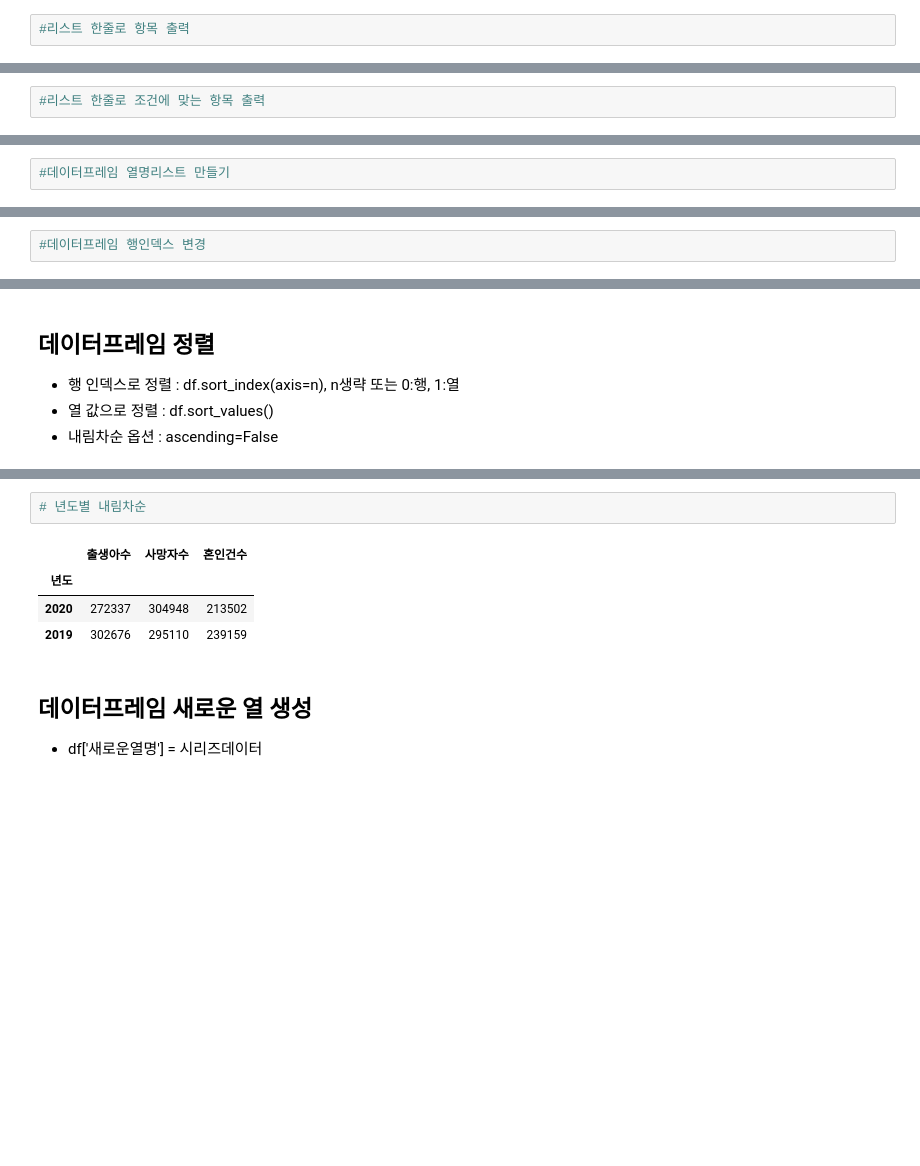
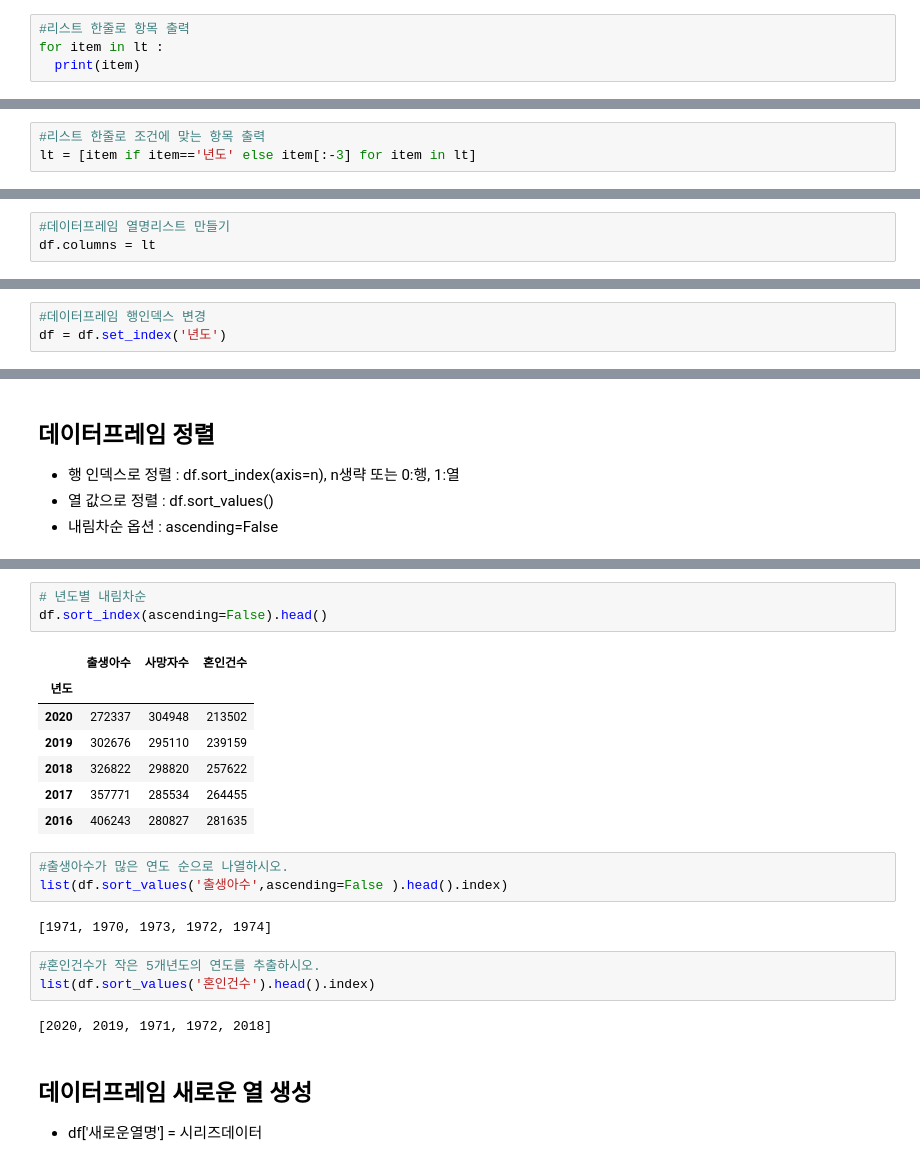
Before and after one commit to cybermin/2022_BSSM, a Jupyter notebook: 01_pandas_basic.ipynb, the cells around one changed output, grey strips where cells are left out. Saved outputs shown, nothing was run; the diff lists cells and outputs as text; blank space fills up the shorter version.

```diff
--- a/01_pandas_basic.ipynb
+++ b/01_pandas_basic.ipynb
@@ -159,3 +180,5 @@ Index(['년도', '출생아수(명)', '사망자수(명)', '혼인건수(건)'],
 # %%
 #리스트 한줄로 항목 출력
+for item in lt :
+  print(item)
 # %% [output]
@@ -167,2 +207,3 @@ Index(['년도', '출생아수(명)', '사망자수(명)', '혼인건수(건)'],
 # %%
 #리스트 한줄로 조건에 맞는 항목 출력
+lt = [item if item=='년도' else item[:-3] for item in lt]
@@ -171,4 +210,5 @@ Index(['년도', '출생아수(명)', '사망자수(명)', '혼인건수(건)'],
 # %%
 #데이터프레임 열명리스트 만들기
+df.columns = lt
 # %%
 #데이터프레임 열명 출력
@@ -189,2 +243,3 @@ memory usage: 1.7 KB
 # %%
 #데이터프레임 행인덱스 변경
+df = df.set_index('년도')
@@ -283,10 +393,24 @@ dtype: int64
 # %%
 # 년도별 내림차순
+df.sort_index(ascending=False).head()
 # %% [output]
 |  | 출생아수 | 사망자수 | 혼인건수 |
 | 년도 |  |  |  |
 | 2020 | 272337 | 304948 | 213502 |
 | 2019 | 302676 | 295110 | 239159 |
+| 2018 | 326822 | 298820 | 257622 |
+| 2017 | 357771 | 285534 | 264455 |
+| 2016 | 406243 | 280827 | 281635 |
+# %%
+#출생아수가 많은 연도 순으로 나열하시오.
+list(df.sort_values('출생아수',ascending=False ).head().index)
+# %% [output]
+[1971, 1970, 1973, 1972, 1974]
+# %%
+#혼인건수가 작은 5개년도의 연도를 추출하시오.
+list(df.sort_values('혼인건수').head().index)
+# %% [output]
+[2020, 2019, 1971, 1972, 2018]
 # %% [markdown]
 ## 데이터프레임 새로운 열 생성
 + df['새로운열명'] = 시리즈데이터
```
Also changed, not shown: parts of 55 cells of this notebook.
